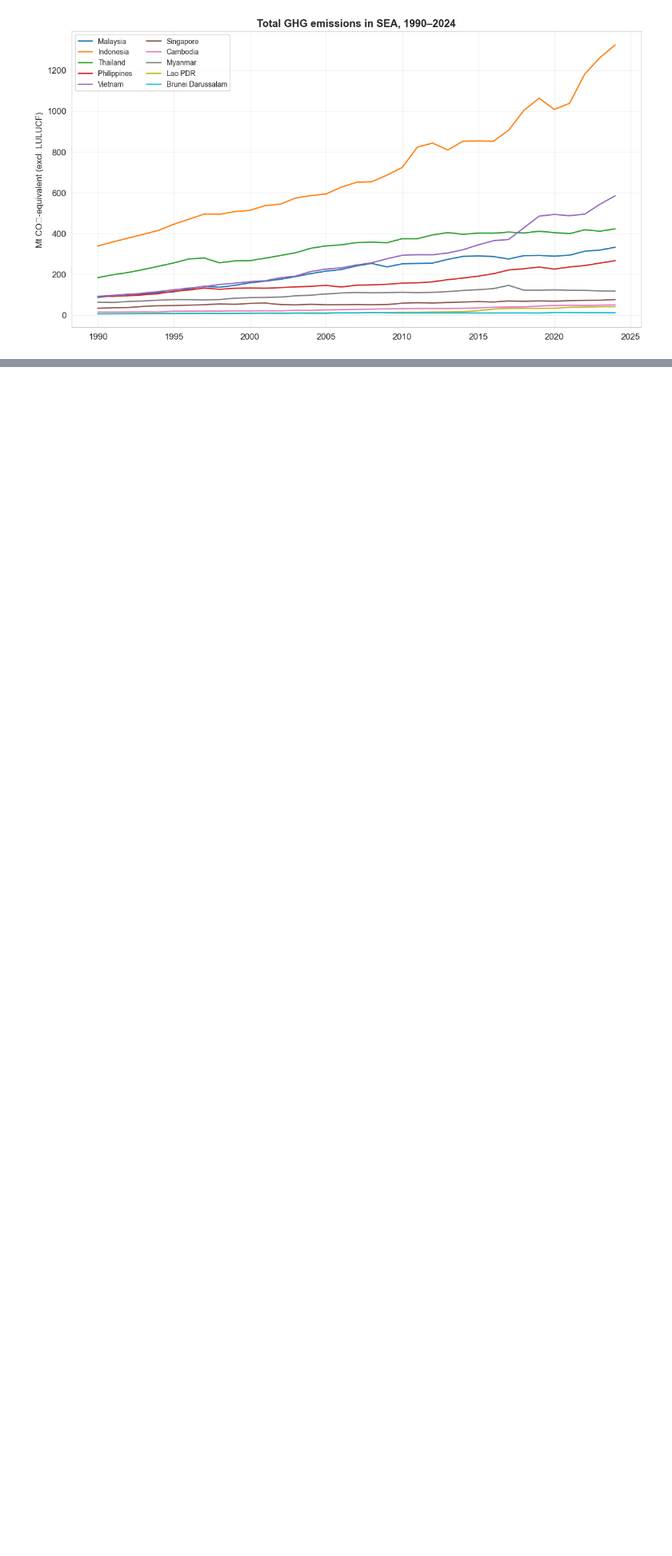
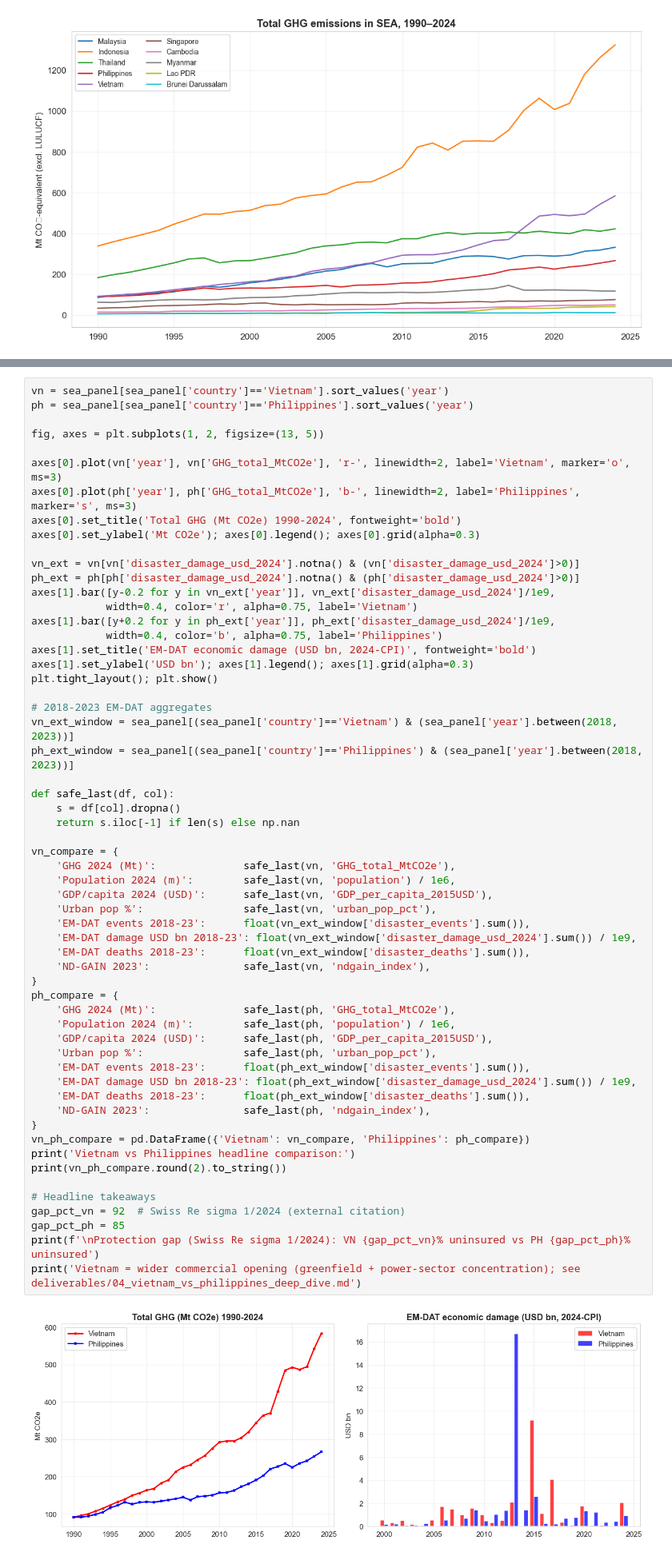
Before and after one commit to Bonk1211/MASAHackathon2026, a Jupyter notebook: analysis/python/analysis.ipynb, the cells around one changed output, grey strips where cells are left out. Shown at 80% size. Cells and saved outputs as stored; diff of their text form; blank space fills up the shorter version.

```diff
--- a/analysis/python/analysis.ipynb
+++ b/analysis/python/analysis.ipynb
@@ -193,0 +452,60 @@ plt.tight_layout(); plt.show()
+# %%
+vn = sea_panel[sea_panel['country']=='Vietnam'].sort_values('year')
+ph = sea_panel[sea_panel['country']=='Philippines'].sort_values('year')
+
+fig, axes = plt.subplots(1, 2, figsize=(13, 5))
+
+axes[0].plot(vn['year'], vn['GHG_total_MtCO2e'], 'r-', linewidth=2, label='Vietnam', marker='o', ms=3)
+axes[0].plot(ph['year'], ph['GHG_total_MtCO2e'], 'b-', linewidth=2, label='Philippines', marker='s', ms=3)
+axes[0].set_title('Total GHG (Mt CO2e) 1990-2024', fontweight='bold')
+axes[0].set_ylabel('Mt CO2e'); axes[0].legend(); axes[0].grid(alpha=0.3)
+
+vn_ext = vn[vn['disaster_damage_usd_2024'].notna() & (vn['disaster_damage_usd_2024']>0)]
+ph_ext = ph[ph['disaster_damage_usd_2024'].notna() & (ph['disaster_damage_usd_2024']>0)]
+axes[1].bar([y-0.2 for y in vn_ext['year']], vn_ext['disaster_damage_usd_2024']/1e9,
+            width=0.4, color='r', alpha=0.75, label='Vietnam')
+axes[1].bar([y+0.2 for y in ph_ext['year']], ph_ext['disaster_damage_usd_2024']/1e9,
+            width=0.4, color='b', alpha=0.75, label='Philippines')
+axes[1].set_title('EM-DAT economic damage (USD bn, 2024-CPI)', fontweight='bold')
+axes[1].set_ylabel('USD bn'); axes[1].legend(); axes[1].grid(alpha=0.3)
+plt.tight_layout(); plt.show()
+
+# 2018-2023 EM-DAT aggregates
+vn_ext_window = sea_panel[(sea_panel['country']=='Vietnam') & (sea_panel['year'].between(2018, 2023))]
+ph_ext_window = sea_panel[(sea_panel['country']=='Philippines') & (sea_panel['year'].between(2018, 2023))]
+
+def safe_last(df, col):
+    s = df[col].dropna()
+    return s.iloc[-1] if len(s) else np.nan
+
+vn_compare = {
+    'GHG 2024 (Mt)':              safe_last(vn, 'GHG_total_MtCO2e'),
+    'Population 2024 (m)':        safe_last(vn, 'population') / 1e6,
+    'GDP/capita 2024 (USD)':      safe_last(vn, 'GDP_per_capita_2015USD'),
+    'Urban pop %':                safe_last(vn, 'urban_pop_pct'),
+    'EM-DAT events 2018-23':      float(vn_ext_window['disaster_events'].sum()),
+    'EM-DAT damage USD bn 2018-23': float(vn_ext_window['disaster_damage_usd_2024'].sum()) / 1e9,
+    'EM-DAT deaths 2018-23':      float(vn_ext_window['disaster_deaths'].sum()),
+    'ND-GAIN 2023':               safe_last(vn, 'ndgain_index'),
+}
+ph_compare = {
+    'GHG 2024 (Mt)':              safe_last(ph, 'GHG_total_MtCO2e'),
+    'Population 2024 (m)':        safe_last(ph, 'population') / 1e6,
+    'GDP/capita 2024 (USD)':      safe_last(ph, 'GDP_per_capita_2015USD'),
+    'Urban pop %':                safe_last(ph, 'urban_pop_pct'),
+    'EM-DAT events 2018-23':      float(ph_ext_window['disaster_events'].sum()),
+    'EM-DAT damage USD bn 2018-23': float(ph_ext_window['disaster_damage_usd_2024'].sum()) / 1e9,
+    'EM-DAT deaths 2018-23':      float(ph_ext_window['disaster_deaths'].sum()),
+    'ND-GAIN 2023':               safe_last(ph, 'ndgain_index'),
+}
+vn_ph_compare = pd.DataFrame({'Vietnam': vn_compare, 'Philippines': ph_compare})
+print('Vietnam vs Philippines headline comparison:')
+print(vn_ph_compare.round(2).to_string())
+
+# Headline takeaways
+gap_pct_vn = 92  # Swiss Re sigma 1/2024 (external citation)
+gap_pct_ph = 85
+print(f'\nProtection gap (Swiss Re sigma 1/2024): VN {gap_pct_vn}% uninsured vs PH {gap_pct_ph}% uninsured')
+print('Vietnam = wider commercial opening (greenfield + power-sector concentration); see deliverables/04_vietnam_vs_philippines_deep_dive.md')
+# %% [output]
+[figure, added]
```
Also changed, not shown: parts of 24 cells of this notebook, 2 other files.
